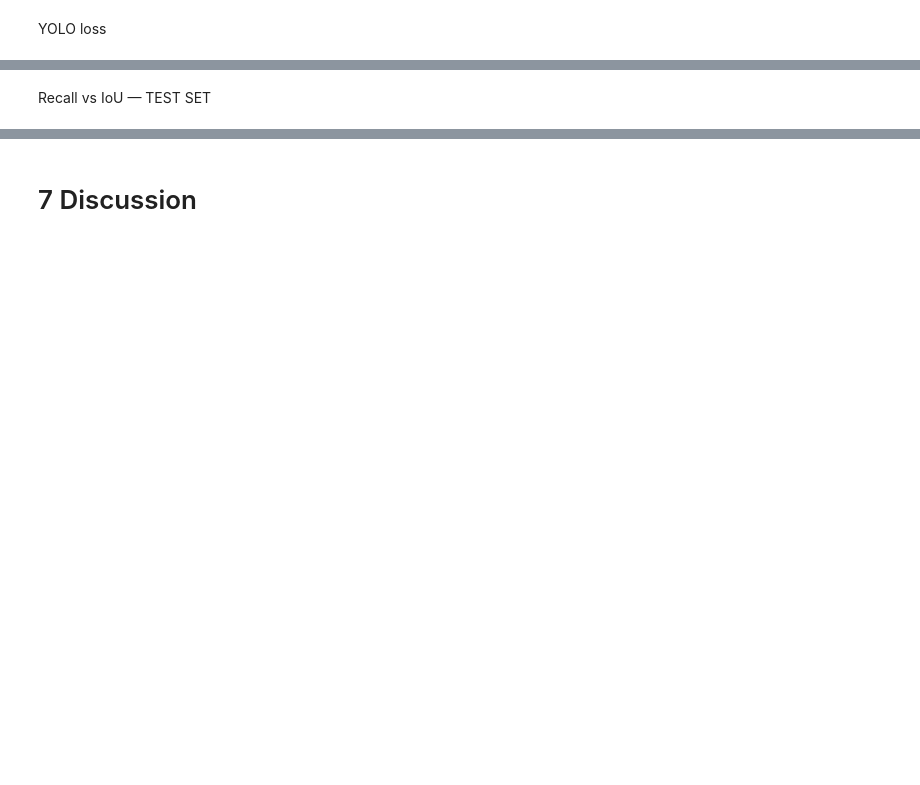
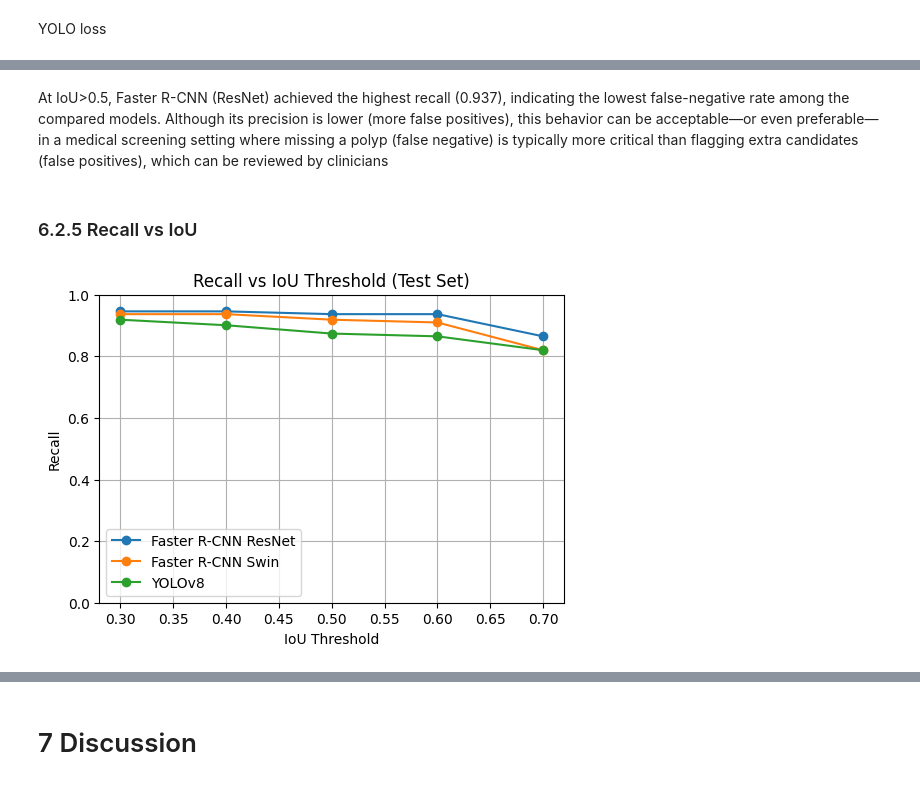
Before and after one commit to niklas-kessler/dl-med-img, a Jupyter notebook: Experiments.ipynb, the cells around one changed output, grey strips where cells are left out. Cells and saved outputs as stored; diff of their text form; code cells hidden in the pictures; blank space fills up the shorter version.

Commit message:
Restructure Evaluation, Final Comments

```diff
--- a/Experiments.ipynb
+++ b/Experiments.ipynb
@@ -999,5 +1196,5 @@ Update Settings with 'yolo settings key=value', i.e. 'yolo settings runs_dir=pat
 # %%
-YOLO_RUNS_DIR, DATA_YAML_PATH = setup_yolo_environment(
+YOLO_RUNS_DIR, _ = setup_yolo_environment(
     ROOT_DRIVE,
     YOLO_DATASET_DIR
 )
@@ -1490,9 +1664,9 @@ YOLO_RESULTS_CSV = (
 # %%
-model2, start_epoch2, train_losses2, val_losses2, history2 = load_trained_model(
+start_epoch2, train_losses2, val_losses2, history2 = load_trained_model(
     model=model2,
     checkpoint_path=checkpoint_path_model2,
     optimizer=optimizer2,
-    lr_scheduler=scheduler2,
+    lr_scheduler=lr_scheduler2,
     device=device
 )
 # %%
@@ -1508,0 +1685,9 @@ df_yolo = pd.read_csv(YOLO_RESULTS_CSV) # For yolo, statistics like train/val lo
+# %%
+print("\n--- Evaluation Metrics for Each Epoch ---")
+for epoch_idx, h in enumerate(history2, start=1):
+    print(
+        f"Epoch {epoch_idx}: "
+        f"mAP={h['mAP']:.4f}, "
+        f"mAP@50={h['mAP_50']:.4f}, "
+        f"mAP@75={h['mAP_75']:.4f}"
+    )
@@ -2173,13 +2440,10 @@ recall_results
+# %% [markdown]
+At IoU>0.5, Faster R-CNN (ResNet) achieved the highest recall (0.937), indicating the lowest false-negative rate among the compared models. Although its precision is lower (more false positives), this behavior can be acceptable—or even preferable—in a medical screening setting where missing a polyp (false negative) is typically more critical than flagging extra candidates (false positives), which can be reviewed by clinicians
 # %% [markdown]
-Recall vs IoU — TEST SET
+### 6.2.5 Recall vs IoU
 # %%
-import torch
-import numpy as np
-import matplotlib.pyplot as plt
-from torchvision.ops import box_iou
-from tqdm import tqdm
+def yolo_boxes_to_xyxy(boxes, img_w, img_h):
 
-def yolo_boxes_to_xyxy(boxes, img_w, img_h):
     """
     Convert YOLO-format boxes to xyxy pixel coordinates.
 
@@ -2187,6 +2451,7 @@ def yolo_boxes_to_xyxy(boxes, img_w, img_h):
            If [N, 5]: (class, x, y, w, h) normalized
            If [N, 4]: (x, y, w, h) normalized
     """
+
     if boxes.numel() == 0:
         return torch.empty((0, 4))
 
@@ -2203,7 +2468,7 @@ def yolo_boxes_to_xyxy(boxes, img_w, img_h):
 
     return torch.stack([x1, y1, x2, y2], dim=1)
 
-#Recall vs IoU — Faster R-CNN (Model 2 y 4)
+# Recall vs IoU — Faster R-CNN (Model 2 y 4)
 def compute_recall_fasterrcnn_at_iou(
     model,
     dataloader,
@@ -2213,6 +2478,7 @@ def compute_recall_fasterrcnn_at_iou(
     """
     Recall at a given IoU threshold for Faster R-CNN.
     """
+
     model.to(device)
     model.eval()
 
@@ -2245,32 +2511,27 @@ def compute_recall_fasterrcnn_at_iou(
 
     return TP / (TP + FN) if (TP + FN) > 0 else 0.0
 
-#Recall vs IoU — YOLOv8
+# Recall vs IoU — YOLOv8
 def compute_recall_yolo_at_iou(
     model_yolo,
     test_dataset,
     device,
     iou_threshold,
-    conf_threshold=0.5
+    conf_threshold=0.25
 ):
-    """
-    Recall at a given IoU threshold for YOLOv8.
-    """
     TP = 0
     FN = 0
 
-    for sample in test_dataset:
-        img = sample[0]
-        gt_raw = sample[1]
+    for img, gt_raw, _ in test_dataset:
+        gt_boxes = gt_raw["boxes"]
 
-        _, h, w = img.shape
-        gt_boxes = yolo_boxes_to_xyxy(gt_raw, w, h)
-
-        if gt_boxes.numel() == 0:
+        if len(gt_boxes) == 0:
             continue
 
+        pil_img = to_pil_image(img)
+
         results = model_yolo(
-            img.unsqueeze(0).to(device),
+            pil_img,
             conf=conf_threshold,
             iou=0.7,
             verbose=False
@@ -2289,9 +2550,6 @@ def compute_recall_yolo_at_iou(
         FN += (max_ious_gt < iou_threshold).sum().item()
 
     return TP / (TP + FN) if (TP + FN) > 0 else 0.0
-
-#Cálculo de Recall para distintos IoU
-device = torch.device("cuda" if torch.cuda.is_available() else "cpu")
 
 iou_thresholds = [0.3, 0.4, 0.5, 0.6, 0.7]
 
@@ -2313,32 +2571,34 @@ for iou in iou_thresholds:
         compute_recall_fasterrcnn_at_iou(
             model4,
             test_dataloader_fasterrcnn,
             device,
             iou
         )
     )
 
     recall_yolo.append(
         compute_recall_yolo_at_iou(
             model_yolo,
-            test_dataset_yolo,
+            test_dataset_fasterrcnn,
             device,
             iou
         )
     )
 
-#Gráfica — Recall vs IoU
+# Grafic — Recall vs IoU
 plt.figure(figsize=(6, 4))
 
 plt.plot(iou_thresholds, recall_model2, marker="o", label="Faster R-CNN ResNet")
 plt.plot(iou_thresholds, recall_model4, marker="o", label="Faster R-CNN Swin")
 plt.plot(iou_thresholds, recall_yolo, marker="o", label="YOLOv8")
 
 plt.xlabel("IoU Threshold")
 plt.ylabel("Recall")
 plt.title("Recall vs IoU Threshold (Test Set)")
 plt.ylim(0, 1.0)
 plt.grid(True)
 plt.legend()
 
 plt.show()
+# %% [output]
+[figure, added]
```
Also changed, not shown: parts of 95 cells of this notebook.
